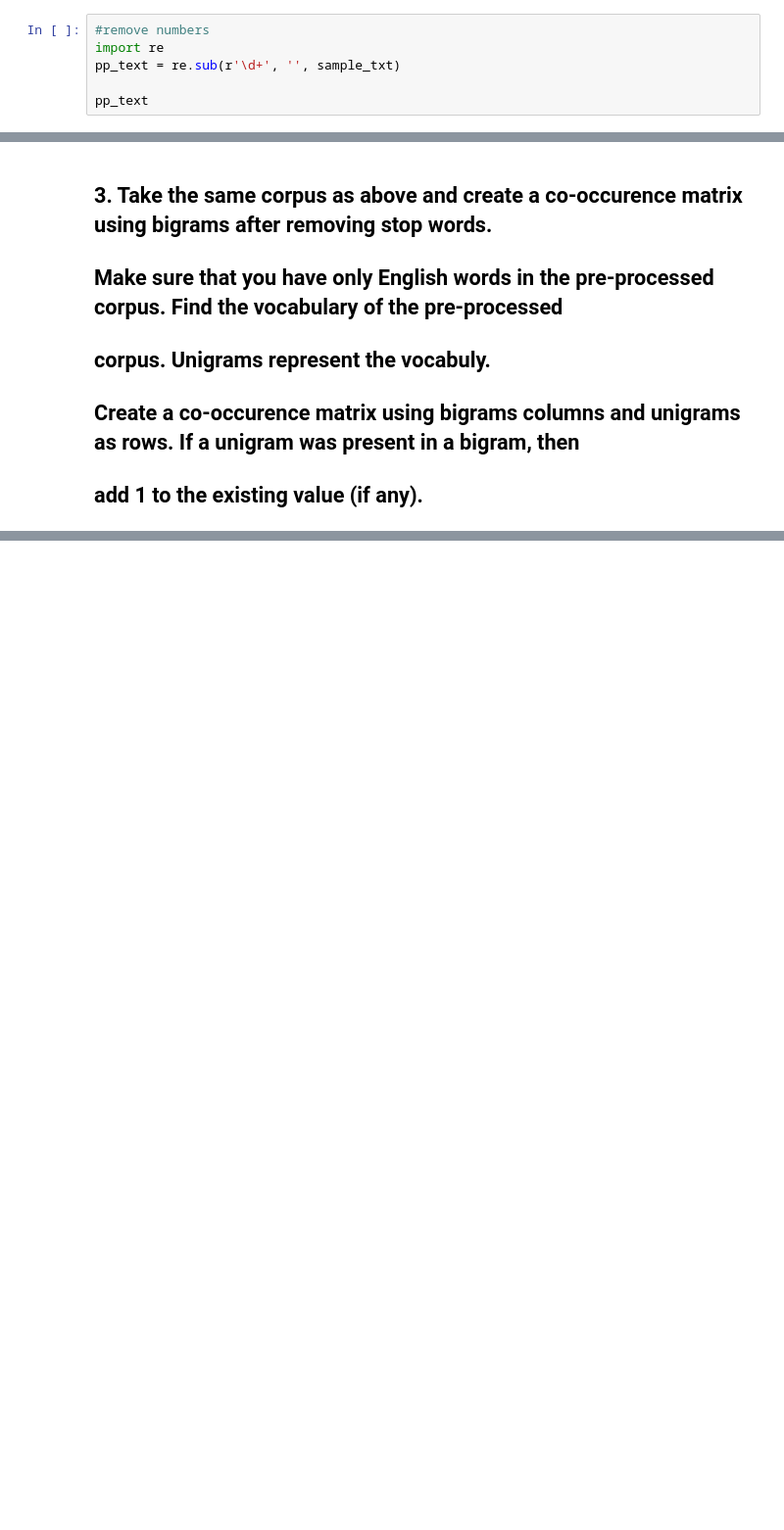
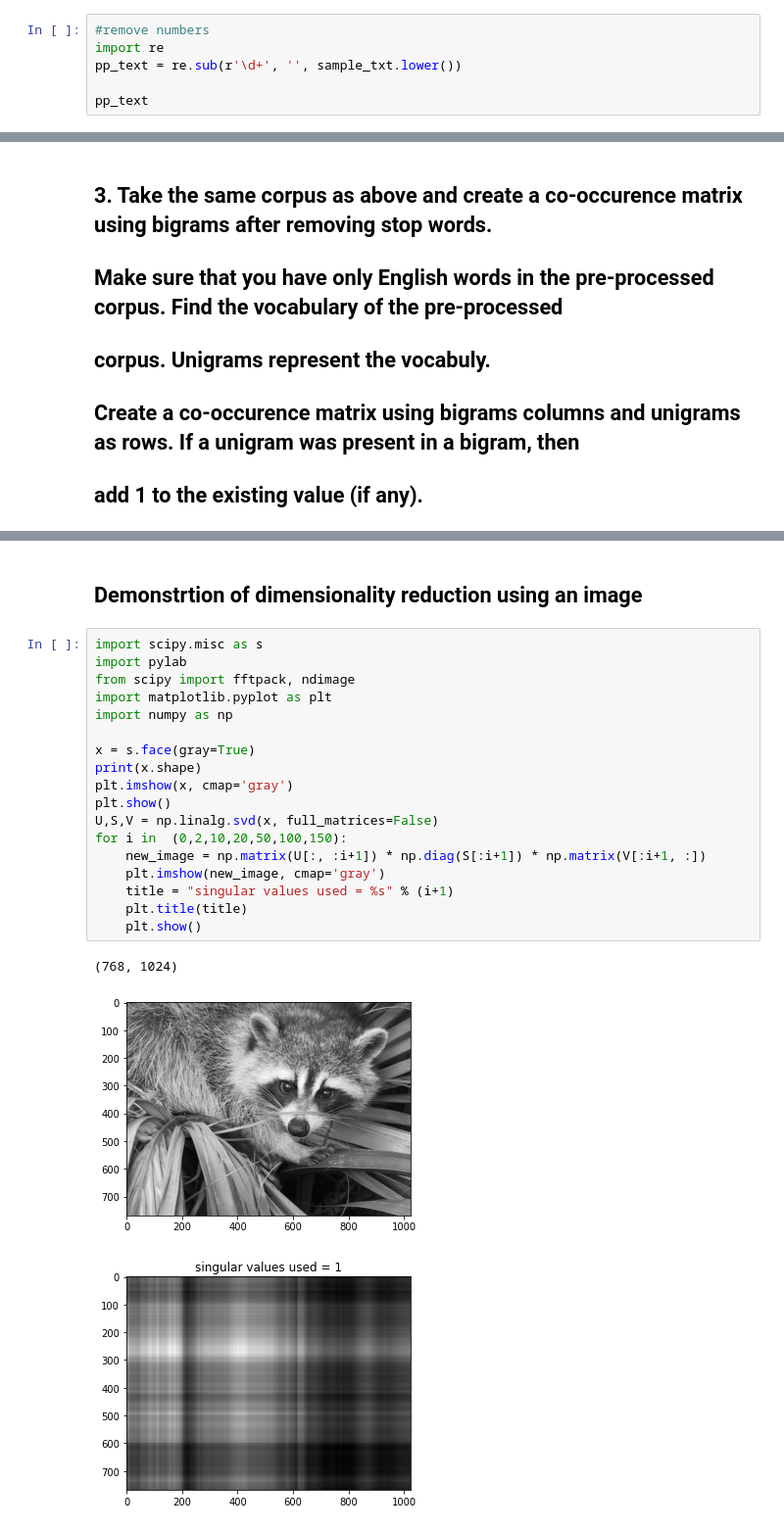
Before and after one commit to Ramaseshanr/IITMDS, a Jupyter notebook: NLP_Workshop_IITMDS.ipynb, the cells around one changed output, grey strips where cells are left out. Shown at 98% size. Saved outputs shown, nothing was run; the diff lists cells and outputs as text; blank space fills up the shorter version.

```diff
--- a/NLP_Workshop_IITMDS.ipynb
+++ b/NLP_Workshop_IITMDS.ipynb
@@ -528,7 +636,7 @@ ____________
 # %%
 #remove numbers
 import re
-pp_text = re.sub(r'\d+', '', sample_txt)
+pp_text = re.sub(r'\d+', '', sample_txt.lower())
 
 pp_text
 # %% [output]
@@ -766,0 +953,24 @@ _____________
+# %% [markdown]
+## Demonstrtion of dimensionality reduction using an image
+# %%
+import scipy.misc as s
+import pylab
+from scipy import fftpack, ndimage
+import matplotlib.pyplot as plt
+import numpy as np
+
+x = s.face(gray=True)
+print(x.shape)
+plt.imshow(x, cmap='gray')
+plt.show()
+U,S,V = np.linalg.svd(x, full_matrices=False)
+for i in  (0,2,10,20,50,100,150):
+    new_image = np.matrix(U[:, :i+1]) * np.diag(S[:i+1]) * np.matrix(V[:i+1, :])
+    plt.imshow(new_image, cmap='gray')
+    title = "singular values used = %s" % (i+1)
+    plt.title(title)
+    plt.show()
+# %% [output]
+(768, 1024)
+[figure, added]
+[figure, added]
```
Also changed, not shown: parts of 25 cells of this notebook.
